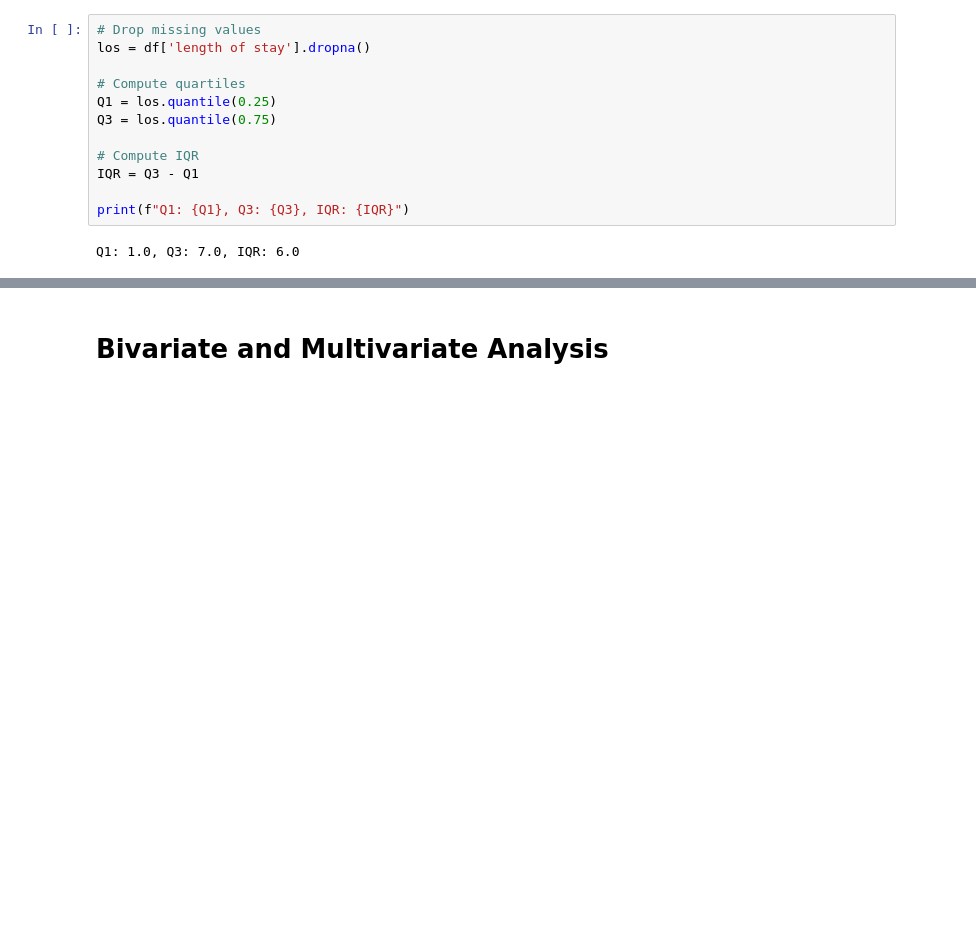
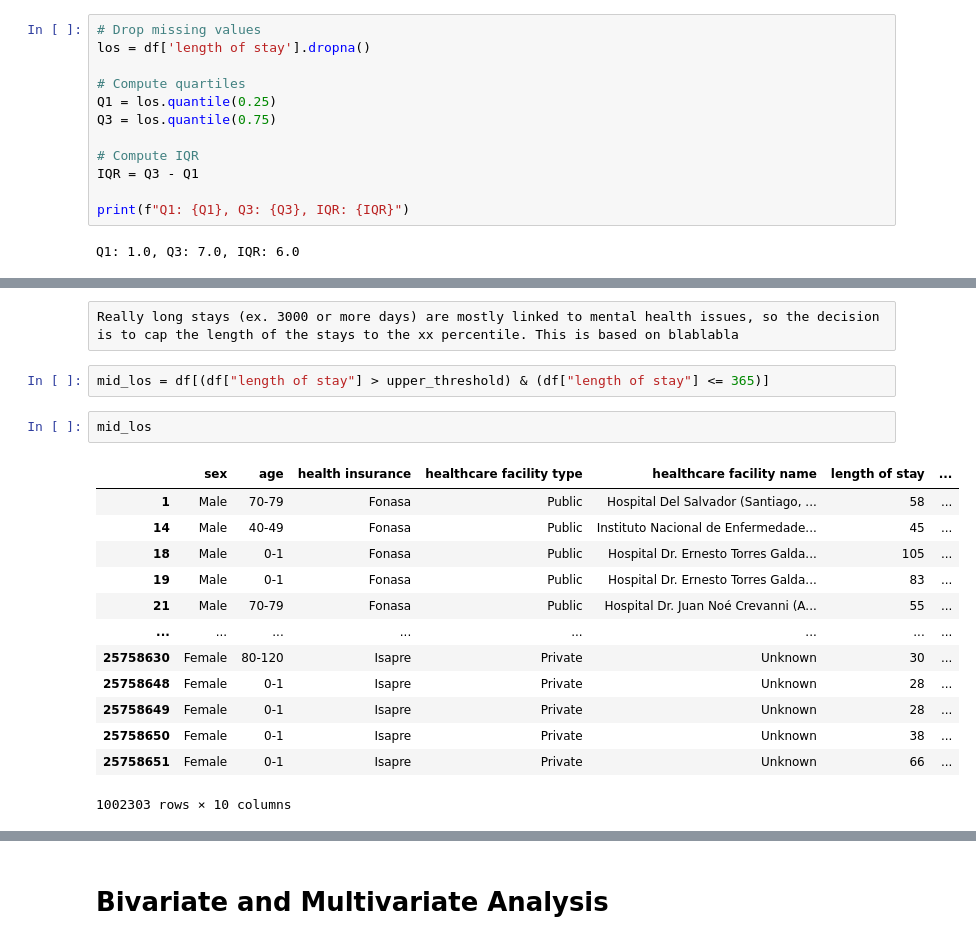
Before and after one commit to mirkopodunavak1996/EDAHospDischarges_Chile2001-2024, a Jupyter notebook: notebooks/General_Analysis_2001-2024.ipynb, the cells around one changed output, grey strips where cells are left out. Saved outputs shown, nothing was run; the diff lists cells and outputs as text; blank space fills up the shorter version.

```diff
--- a/notebooks/General_Analysis_2001-2024.ipynb
+++ b/notebooks/General_Analysis_2001-2024.ipynb
@@ -690,0 +818,20 @@ Percentage of outliers: 7.64%
+# %% [raw]
+Really long stays (ex. 3000 or more days) are mostly linked to mental health issues, so the decision is to cap the length of the stays to the xx percentile. This is based on blablabla
+# %%
+mid_los = df[(df["length of stay"] > upper_threshold) & (df["length of stay"] <= 365)]
+# %%
+mid_los
+# %% [output]
+|  | sex | age | health insurance | healthcare facility type | healthcare facility name | length of stay | ... |
+| 1 | Male | 70-79 | Fonasa | Public | Hospital Del Salvador (Santiago, ... | 58 | ... |
+| 14 | Male | 40-49 | Fonasa | Public | Instituto Nacional de Enfermedade... | 45 | ... |
+| 18 | Male | 0-1 | Fonasa | Public | Hospital Dr. Ernesto Torres Galda... | 105 | ... |
+| 19 | Male | 0-1 | Fonasa | Public | Hospital Dr. Ernesto Torres Galda... | 83 | ... |
+| 21 | Male | 70-79 | Fonasa | Public | Hospital Dr. Juan Noé Crevanni (A... | 55 | ... |
+| ... | ... | ... | ... | ... | ... | ... | ... |
+| 25758630 | Female | 80-120 | Isapre | Private | Unknown | 30 | ... |
+| 25758648 | Female | 0-1 | Isapre | Private | Unknown | 28 | ... |
+| 25758649 | Female | 0-1 | Isapre | Private | Unknown | 28 | ... |
+| 25758650 | Female | 0-1 | Isapre | Private | Unknown | 38 | ... |
+| 25758651 | Female | 0-1 | Isapre | Private | Unknown | 66 | ... |
+1002303 rows × 10 columns
```
Also changed, not shown: parts of 53 cells of this notebook.
